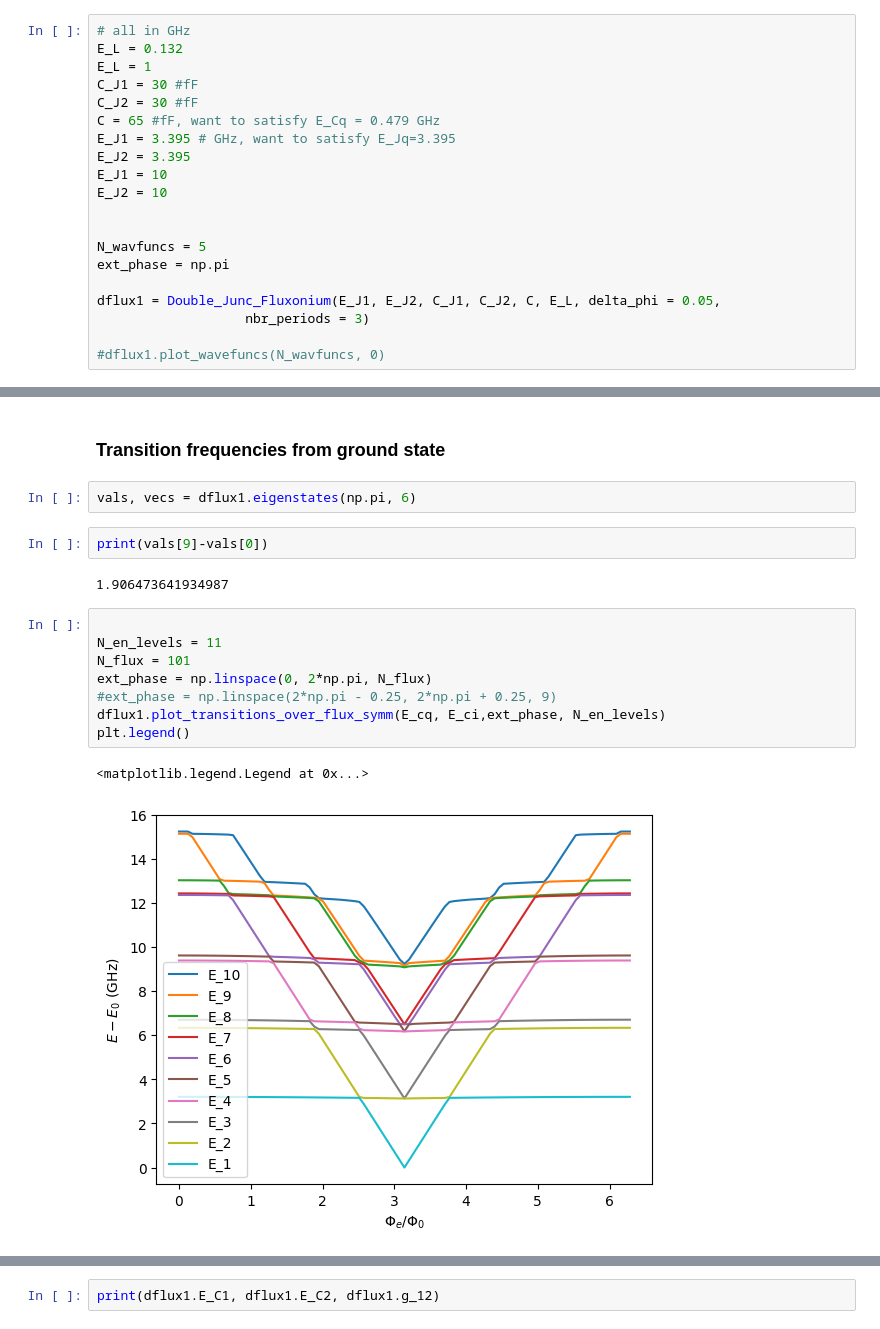
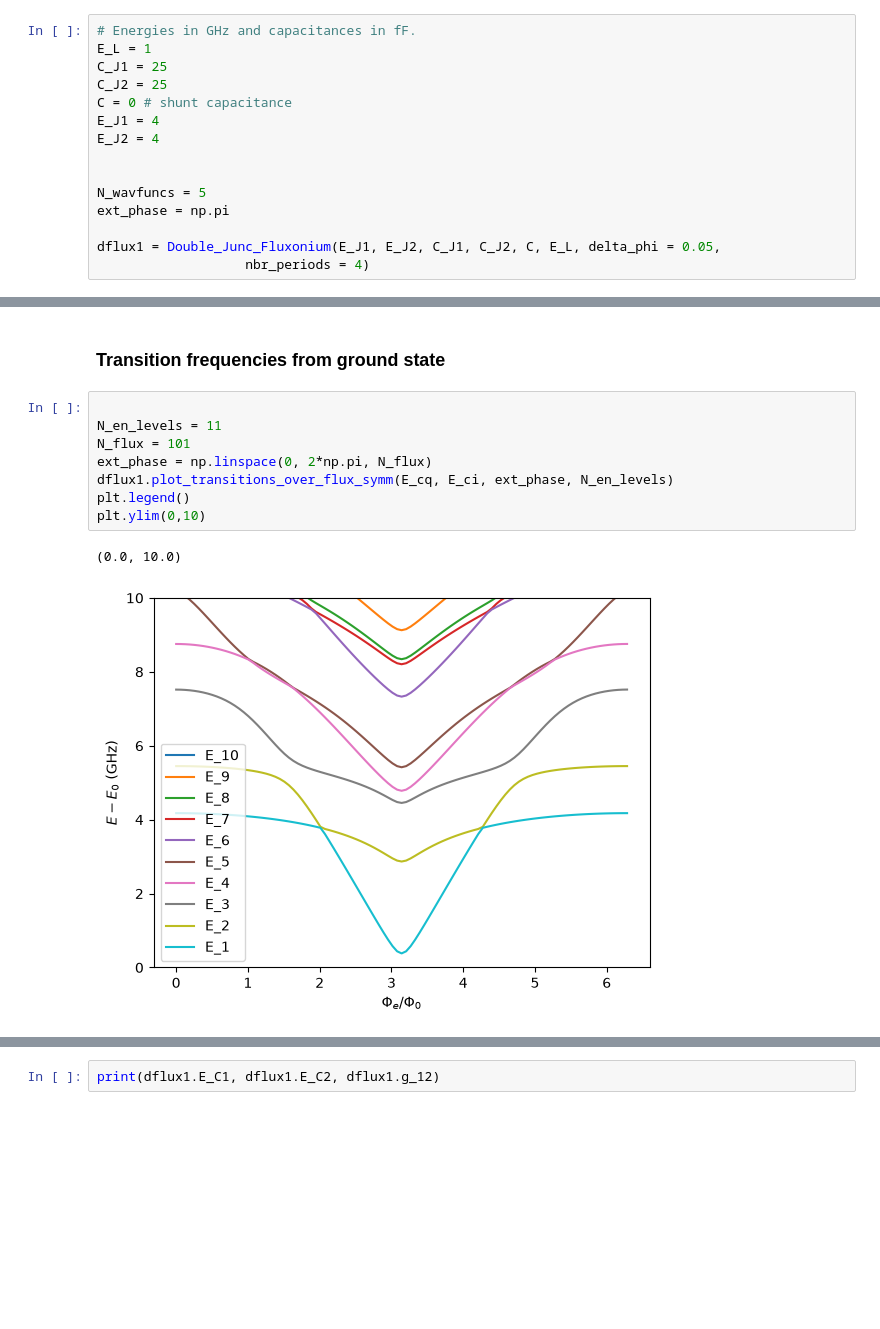
Before and after one commit to tyrasamenius/fluxonium_readout, a Jupyter notebook: Double_fluxonium_notebook.ipynb, the cells around one changed output, grey strips where cells are left out. Drawn from its saved outputs; the diff is of its cells as text; blank space fills up the shorter version.

```diff
--- a/Double_fluxonium_notebook.ipynb
+++ b/Double_fluxonium_notebook.ipynb
@@ -26,22 +42,17 @@ def Ecs_from_caps_qi(CJ1, CJ2, C_shunt):
 # %%
-# all in GHz
-E_L = 0.132
+# Energies in GHz and capacitances in fF.
 E_L = 1
-C_J1 = 30 #fF
-C_J2 = 30 #fF
-C = 65 #fF, want to satisfy E_Cq = 0.479 GHz
-E_J1 = 3.395 # GHz, want to satisfy E_Jq=3.395
-E_J2 = 3.395
-E_J1 = 10
-E_J2 = 10
+C_J1 = 25
+C_J2 = 25
+C = 0 # shunt capacitance
+E_J1 = 4
+E_J2 = 4
 
 
 N_wavfuncs = 5
 ext_phase = np.pi
 
 dflux1 = Double_Junc_Fluxonium(E_J1, E_J2, C_J1, C_J2, C, E_L, delta_phi = 0.05,
-                   nbr_periods = 3)
-
-#dflux1.plot_wavefuncs(N_wavfuncs, 0)
+                   nbr_periods = 4)
 # %%
 E_cq, E_ci = Ecs_from_caps_qi(C_J1, C_J2, C)
@@ -104,19 +78,13 @@ transitions [MHz]:
 # %% [markdown]
 ### Transition frequencies from ground state
-# %%
-vals, vecs = dflux1.eigenstates(np.pi, 6)
-# %%
-print(vals[9]-vals[0])
-# %% [output]
-1.906473641934987
 # %%
 
 N_en_levels = 11
 N_flux = 101
 ext_phase = np.linspace(0, 2*np.pi, N_flux)
-#ext_phase = np.linspace(2*np.pi - 0.25, 2*np.pi + 0.25, 9)
-dflux1.plot_transitions_over_flux_symm(E_cq, E_ci,ext_phase, N_en_levels)
+dflux1.plot_transitions_over_flux_symm(E_cq, E_ci, ext_phase, N_en_levels)
 plt.legend()
+plt.ylim(0,10)
 # %% [output]
-<matplotlib.legend.Legend at 0x...>
+(0.0, 10.0)
-[figure, old version]
+[figure, new version]
```
Also changed, not shown: parts of 16 cells of this notebook, 1 other file.
